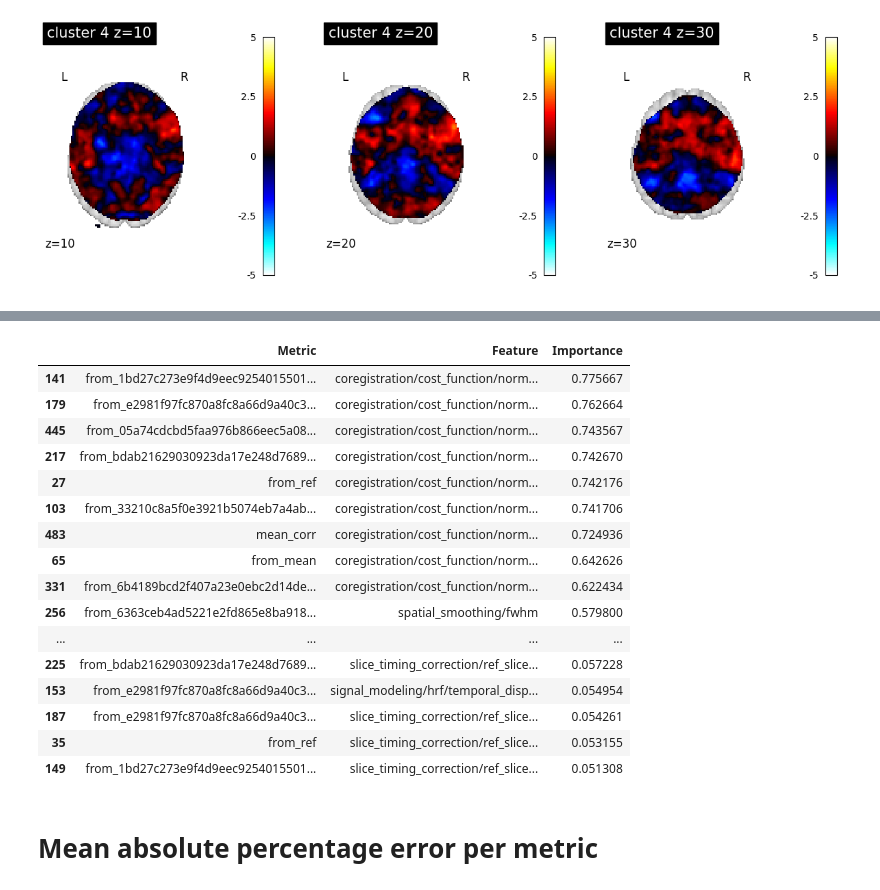
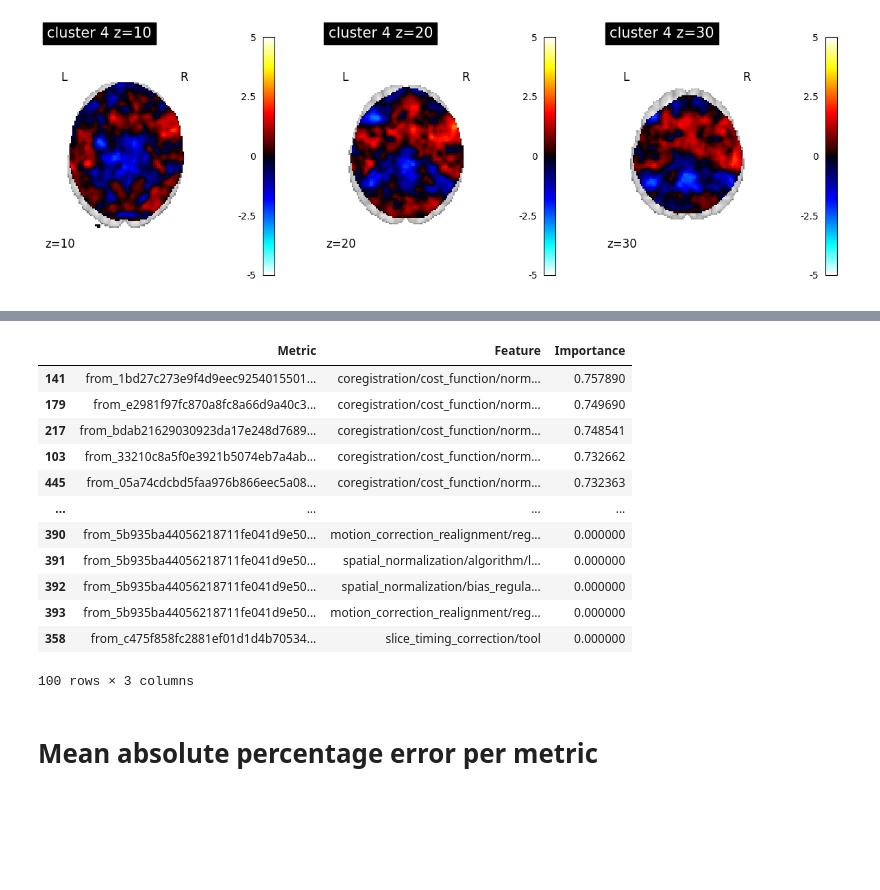
Before and after one commit to Inria-Empenn/fmri_feature_model, a Jupyter notebook: analysis/auditory/auditory_analysis.ipynb, the cells around one changed output, grey strips where cells are left out. Cells and saved outputs as stored; diff of their text form; code cells hidden in the pictures; blank space fills up the shorter version.

```diff
--- a/analysis/auditory/auditory_analysis.ipynb
+++ b/analysis/auditory/auditory_analysis.ipynb
@@ -382,12 +444,27 @@ for metric in target_vars:
 # %%
-y = dataset['cluster']
+X = dataset['id']
+y = dataset['id']
 test_size=0.3
-X_train, X_test, y_train, y_test = train_test_split(X, y, test_size=test_size)
+X_id_train, X_id_test, y_id_train, y_id_test = train_test_split(X, y, test_size=test_size)
 
+X_train = clusterize(X_id_train, 4, False)
+X_train = X_train[0].drop(columns=ignored)
+
+X_test = clusterize(X_id_test, 4, False)
+X_test = X_test[0] .drop(columns=ignored)
+
+y_train = clusterize(y_id_train, 4, False)
+y_train = y_train[0]['cluster']
+
+y_test = clusterize(y_id_test, 4, False)
+y_test = y_test[0]['cluster']
 
 # Train the Decision Tree Classifier
 classifier = tree.DecisionTreeClassifier(random_state=42)
 classifier.fit(X_train, y_train)
+y_pred = classifier.predict(X_test)
+confu_matrix = confusion_matrix(y_test, y_pred)
+print(confu_matrix)
 
 dot_data = tree.export_graphviz(classifier, out_file=None,
                          feature_names=X_train.columns.values,
@@ -403,13 +480,16 @@ train_sizes = np.linspace(0.1, 1.0, 10)
 
 # Compute the learning curve
 train_sizes, train_scores, test_scores = learning_curve(
-    classifier, X, y, train_sizes=train_sizes, cv=10, scoring='neg_mean_absolute_percentage_error'
+    classifier, dataset.drop(columns=ignored), dataset['cluster'], train_sizes=train_sizes, cv=10, scoring='accuracy'
 )
 
-features = X.columns
+features = dataset.drop(columns=ignored).columns
 importances = classifier.feature_importances_
 for i, feat in enumerate(features):
-    feat_importances.append(('cluster', importances[i]))
+    feat_importances.append(('cluster', feat, importances[i]))
+
+# accuracy ‘f1_samples’ precision score
+# confusion matrix
 
 results.append(('cluster',
               mean_absolute_error(y_test, classifier.predict(X_test)),
@@ -443,24 +528,20 @@ results_df.head(14)
 # %%
 importance_df = pd.DataFrame(feat_importances, columns=['Metric', 'Feature', 'Importance']).sort_values(by='Importance', ascending=False)
-importance_df.head(40)
+importance_df.head(100)
 # %% [output]
 |  | Metric | Feature | Importance |
-| 141 | from_1bd27c273e9f4d9eec9254015501... | coregistration/cost_function/norm... | 0.775667 |
-| 179 | from_e2981f97fc870a8fc8a66d9a40c3... | coregistration/cost_function/norm... | 0.762664 |
-| 445 | from_05a74cdcbd5faa976b866eec5a08... | coregistration/cost_function/norm... | 0.743567 |
-| 217 | from_bdab21629030923da17e248d7689... | coregistration/cost_function/norm... | 0.742670 |
-| 27 | from_ref | coregistration/cost_function/norm... | 0.742176 |
-| 103 | from_33210c8a5f0e3921b5074eb7a4ab... | coregistration/cost_function/norm... | 0.741706 |
-| 483 | mean_corr | coregistration/cost_function/norm... | 0.724936 |
-| 65 | from_mean | coregistration/cost_function/norm... | 0.642626 |
-| 331 | from_6b4189bcd2f407a23e0ebc2d14de... | coregistration/cost_function/norm... | 0.622434 |
-| 256 | from_6363ceb4ad5221e2fd865e8ba918... | spatial_smoothing/fwhm | 0.579800 |
+| 141 | from_1bd27c273e9f4d9eec9254015501... | coregistration/cost_function/norm... | 0.757890 |
+| 179 | from_e2981f97fc870a8fc8a66d9a40c3... | coregistration/cost_function/norm... | 0.749690 |
+| 217 | from_bdab21629030923da17e248d7689... | coregistration/cost_function/norm... | 0.748541 |
+| 103 | from_33210c8a5f0e3921b5074eb7a4ab... | coregistration/cost_function/norm... | 0.732662 |
+| 445 | from_05a74cdcbd5faa976b866eec5a08... | coregistration/cost_function/norm... | 0.732363 |
 | ... | ... | ... | ... |
-| 225 | from_bdab21629030923da17e248d7689... | slice_timing_correction/ref_slice... | 0.057228 |
-| 153 | from_e2981f97fc870a8fc8a66d9a40c3... | signal_modeling/hrf/temporal_disp... | 0.054954 |
-| 187 | from_e2981f97fc870a8fc8a66d9a40c3... | slice_timing_correction/ref_slice... | 0.054261 |
-| 35 | from_ref | slice_timing_correction/ref_slice... | 0.053155 |
-| 149 | from_1bd27c273e9f4d9eec9254015501... | slice_timing_correction/ref_slice... | 0.051308 |
+| 390 | from_5b935ba44056218711fe041d9e50... | motion_correction_realignment/reg... | 0.000000 |
+| 391 | from_5b935ba44056218711fe041d9e50... | spatial_normalization/algorithm/l... | 0.000000 |
+| 392 | from_5b935ba44056218711fe041d9e50... | spatial_normalization/bias_regula... | 0.000000 |
+| 393 | from_5b935ba44056218711fe041d9e50... | motion_correction_realignment/reg... | 0.000000 |
+| 358 | from_c475f858fc2881ef01d1d4b70534... | slice_timing_correction/tool | 0.000000 |
+100 rows × 3 columns
 # %% [markdown]
 # Mean absolute percentage error per metric
 # %%
```
Also changed, not shown: parts of 13 cells of this notebook, 28 other files.
